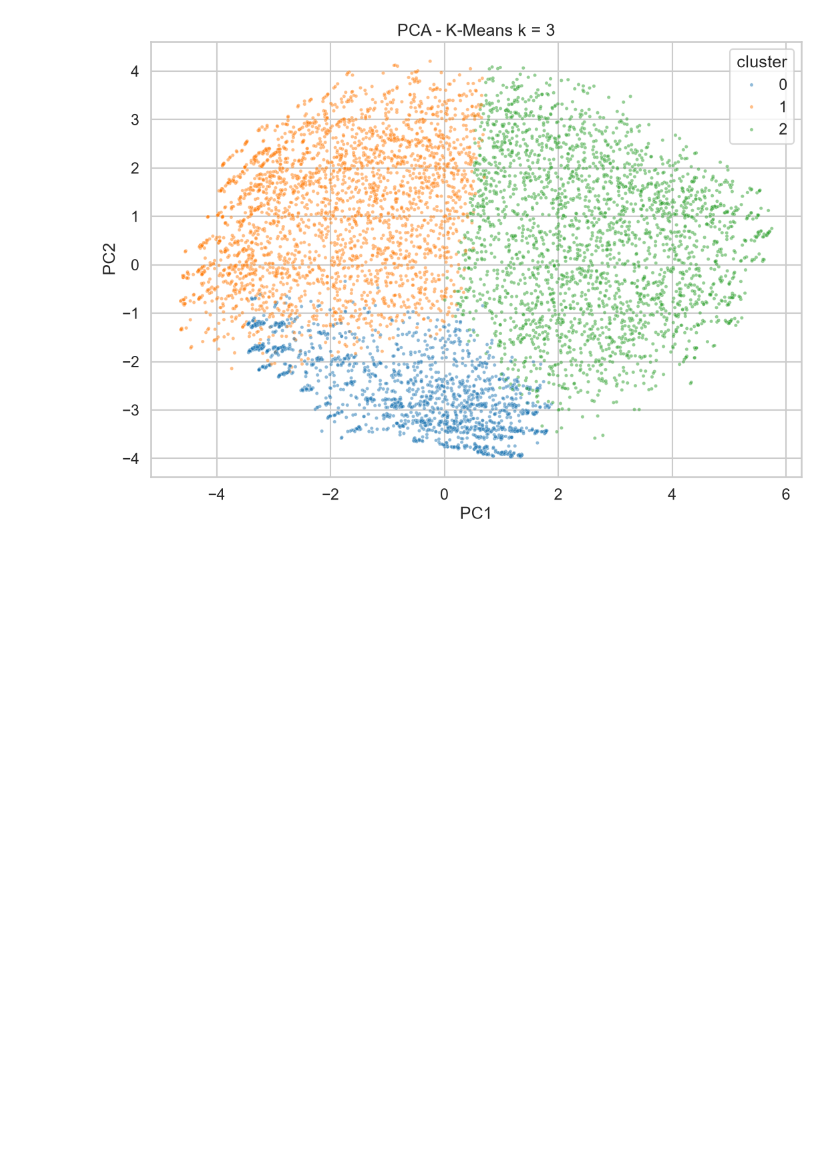
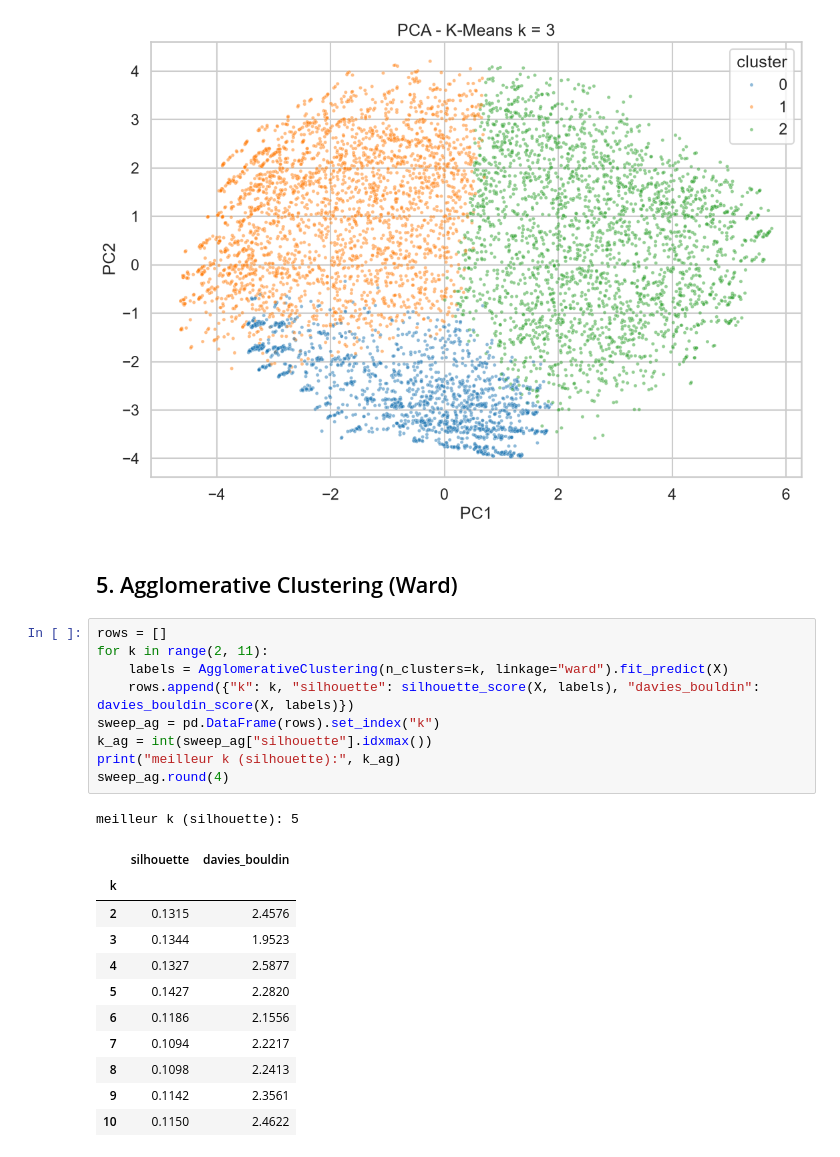
Before and after one commit to doughmi-ilyas/customer-churn-prediction, a Jupyter notebook: notebooks/02_clusters.ipynb, the cells around one changed output. Cells and saved outputs as stored; diff of their text form; blank space fills up the shorter version.

```diff
--- a/notebooks/02_clusters.ipynb
+++ b/notebooks/02_clusters.ipynb
@@ -166,3 +166,27 @@ plt.show()
 # %% [output]
 variance expliquée: [0.246 0.157] total: 0.403
 [figure]
+# %% [markdown]
+## 5. Agglomerative Clustering (Ward)
+# %%
+rows = []
+for k in range(2, 11):
+    labels = AgglomerativeClustering(n_clusters=k, linkage="ward").fit_predict(X)
+    rows.append({"k": k, "silhouette": silhouette_score(X, labels), "davies_bouldin": davies_bouldin_score(X, labels)})
+sweep_ag = pd.DataFrame(rows).set_index("k")
+k_ag = int(sweep_ag["silhouette"].idxmax())
+print("meilleur k (silhouette):", k_ag)
+sweep_ag.round(4)
+# %% [output]
+meilleur k (silhouette): 5
+|  | silhouette | davies_bouldin |
+| k |  |  |
+| 2 | 0.1315 | 2.4576 |
+| 3 | 0.1344 | 1.9523 |
+| 4 | 0.1327 | 2.5877 |
+| 5 | 0.1427 | 2.2820 |
+| 6 | 0.1186 | 2.1556 |
+| 7 | 0.1094 | 2.2217 |
+| 8 | 0.1098 | 2.2413 |
+| 9 | 0.1142 | 2.3561 |
+| 10 | 0.1150 | 2.4622 |
```
Also changed, not shown: parts of 1 cell of this notebook, 1 other file.
